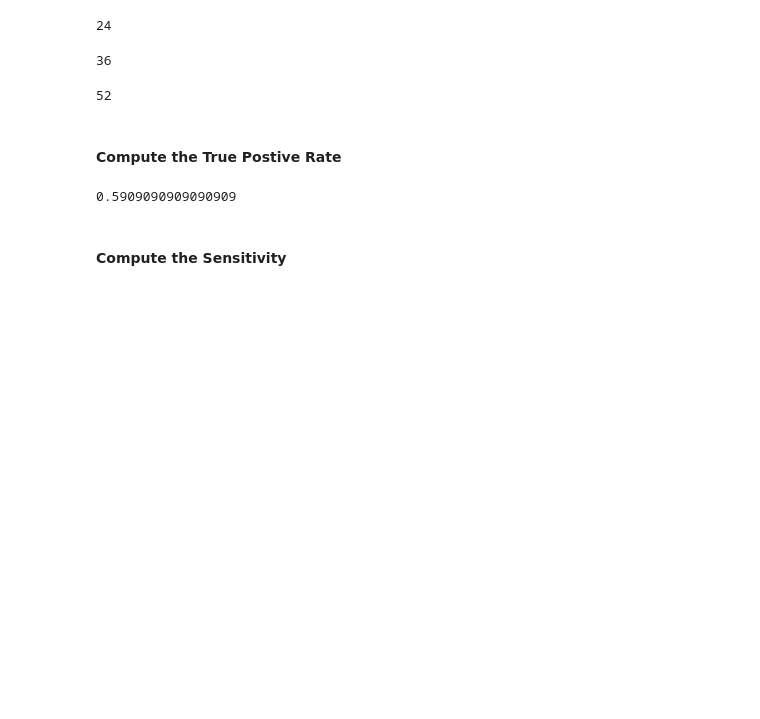
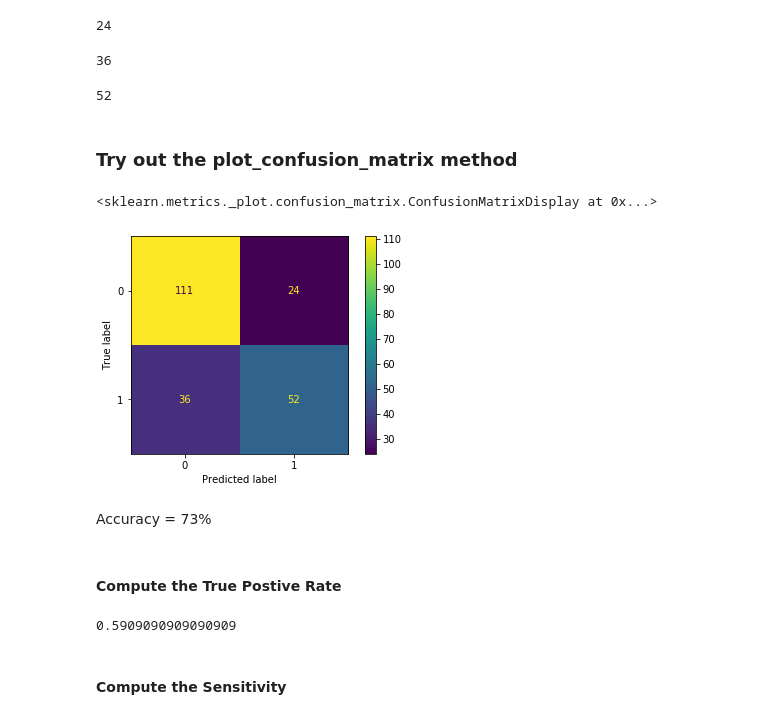
Before and after one commit to ersingt/coursework, a Jupyter notebook: 04-Week/04-ohe/ohe_start_post_class_jeff.ipynb, the cells around one changed output. Cells and saved outputs as stored; diff of their text form; code cells hidden in the pictures; blank space fills up the shorter version.

```diff
--- a/04-Week/04-ohe/ohe_start_post_class_jeff.ipynb
+++ b/04-Week/04-ohe/ohe_start_post_class_jeff.ipynb
@@ -238,3 +238,5 @@ fn
 tp
 # %% [output]
 52
+# %% [markdown]
+### Try out the plot_confusion_matrix method
@@ -241,3 +245,10 @@ tp
+# %%
+plot_confusion_matrix(logreg, X_test_dummified, y_test, values_format = '.5g')
+# %% [output]
+<sklearn.metrics._plot.confusion_matrix.ConfusionMatrixDisplay at 0x...>
+[figure, added]
+# %% [markdown]
+Accuracy = 73%
 # %% [markdown]
 #### Compute the True Postive Rate
 # %%
```
Also changed, not shown: parts of 12 cells of this notebook, 1 other file.
